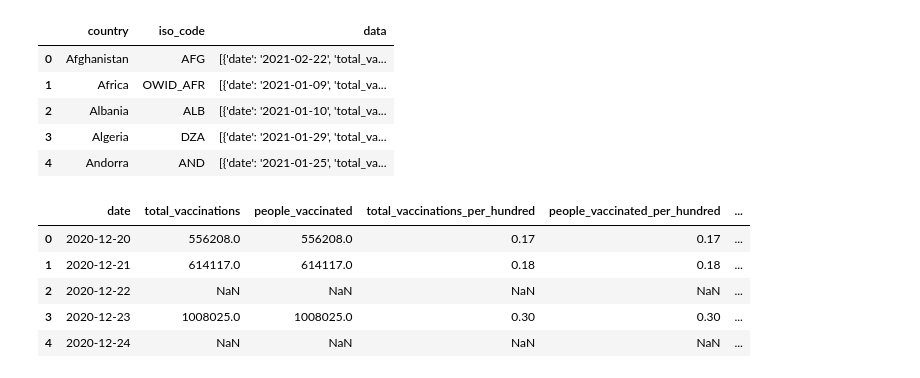
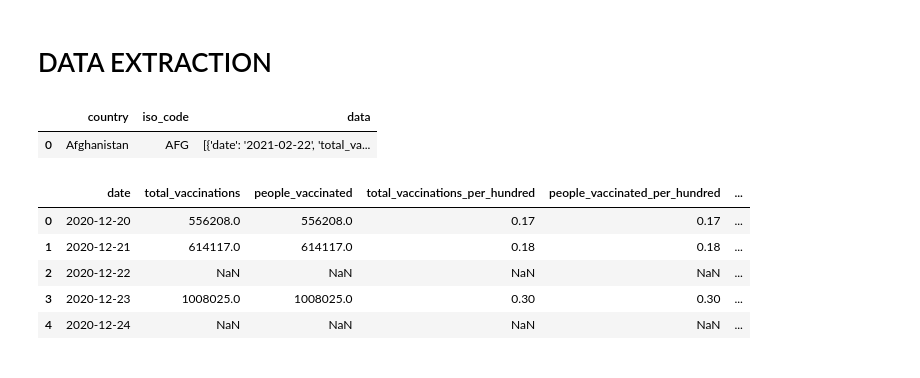
Before and after one commit to UroborosElite/COVID_Travel_Prediction, a Jupyter notebook: extract.ipynb, the cells around one changed output. Saved outputs shown, nothing was run; the diff lists cells and outputs as text; code cells hidden in the pictures.

```diff
--- a/extract.ipynb
+++ b/extract.ipynb
@@ -3,16 +6,14 @@ import pandas as pd
 # %%
 pd.set_option('display.max_colwidth',-1)
+# %% [markdown]
+# DATA EXTRACTION
 # %%
 df = pd.read_json('https://raw.githubusercontent.com/owid/covid-19-data/master/public/data/vaccinations/vaccinations.json')
 # %%
-df.head()
+df.head(1)
 # %% [output]
 |  | country | iso_code | data |
 | 0 | Afghanistan | AFG | [{'date': '2021-02-22', 'total_va... |
-| 1 | Africa | OWID_AFR | [{'date': '2021-01-09', 'total_va... |
-| 2 | Albania | ALB | [{'date': '2021-01-10', 'total_va... |
-| 3 | Algeria | DZA | [{'date': '2021-01-29', 'total_va... |
-| 4 | Andorra | AND | [{'date': '2021-01-25', 'total_va... |
 # %%
 us = df.loc[df.iso_code == 'USA', 'data'].values[0]
 
```
Also changed, not shown: parts of 24 cells of this notebook, 5 other files.
